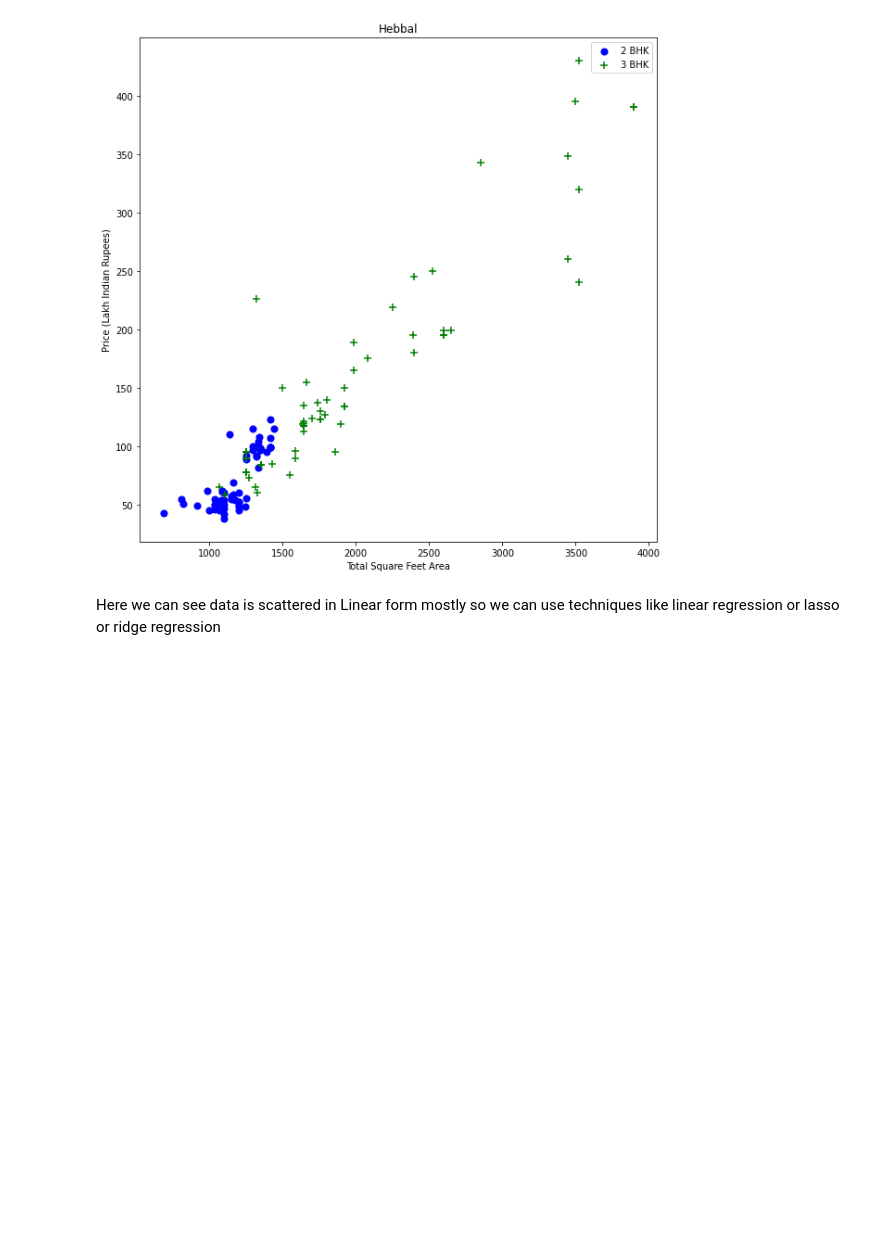
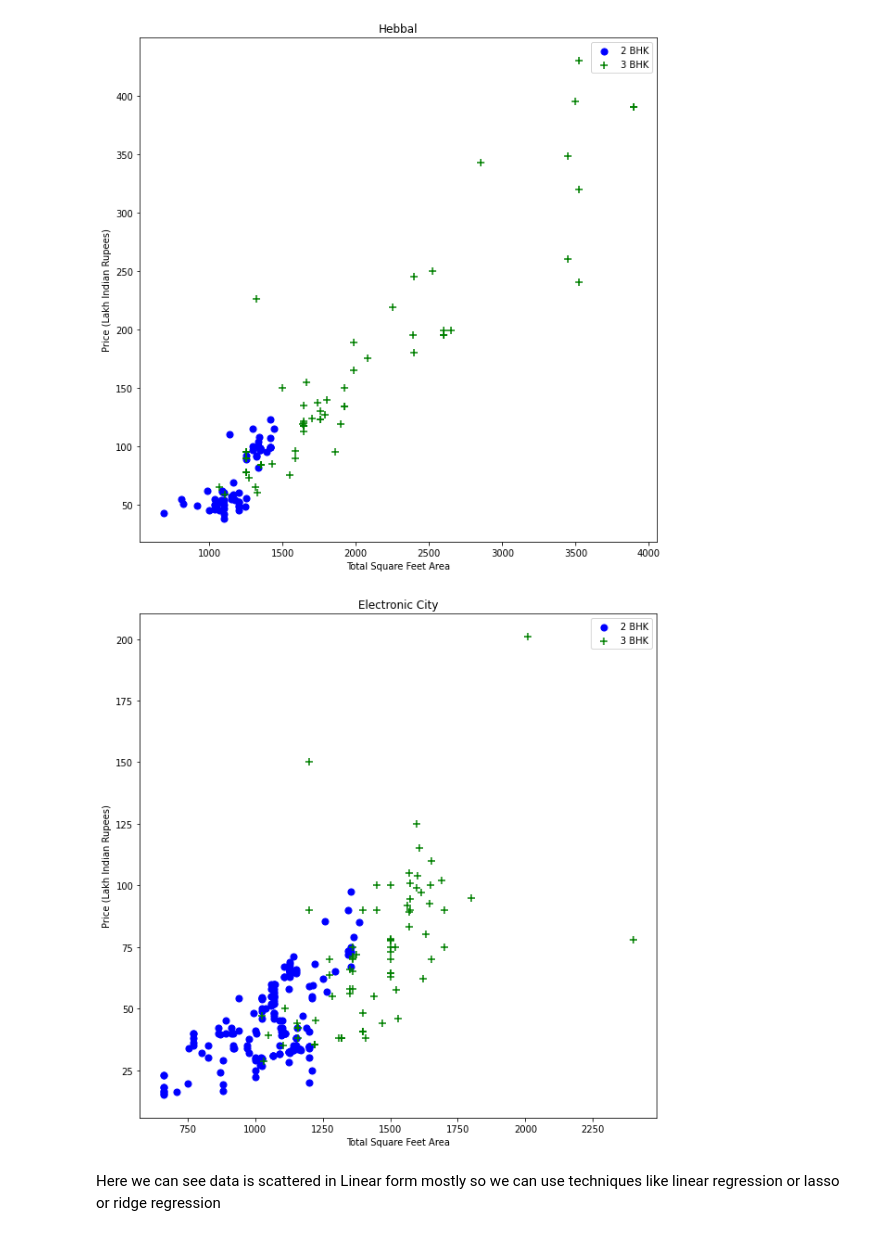
Before and after one commit to Meet200/Machine_Learning-, a Jupyter notebook: Industry_ML_work.ipynb, the cells around one changed output. Cells and saved outputs as stored; diff of their text form; code cells hidden in the pictures; blank space fills up the shorter version.

```diff
--- a/Industry_ML_work.ipynb
+++ b/Industry_ML_work.ipynb
@@ -340,5 +353,9 @@ plot_scatter_chart(dataset6,"Hebbal")
 # %% [output]
 [figure]
+# %%
+plot_scatter_chart(dataset6,"Electronic City")#scatter plot for Hebbal
+# %% [output]
+[figure, added]
 # %% [markdown]
 Here we can see data is scattered in Linear form mostly so we can use techniques like linear regression or lasso or ridge regression
 # %% [markdown]
```
Also changed, not shown: parts of 23 cells of this notebook.
